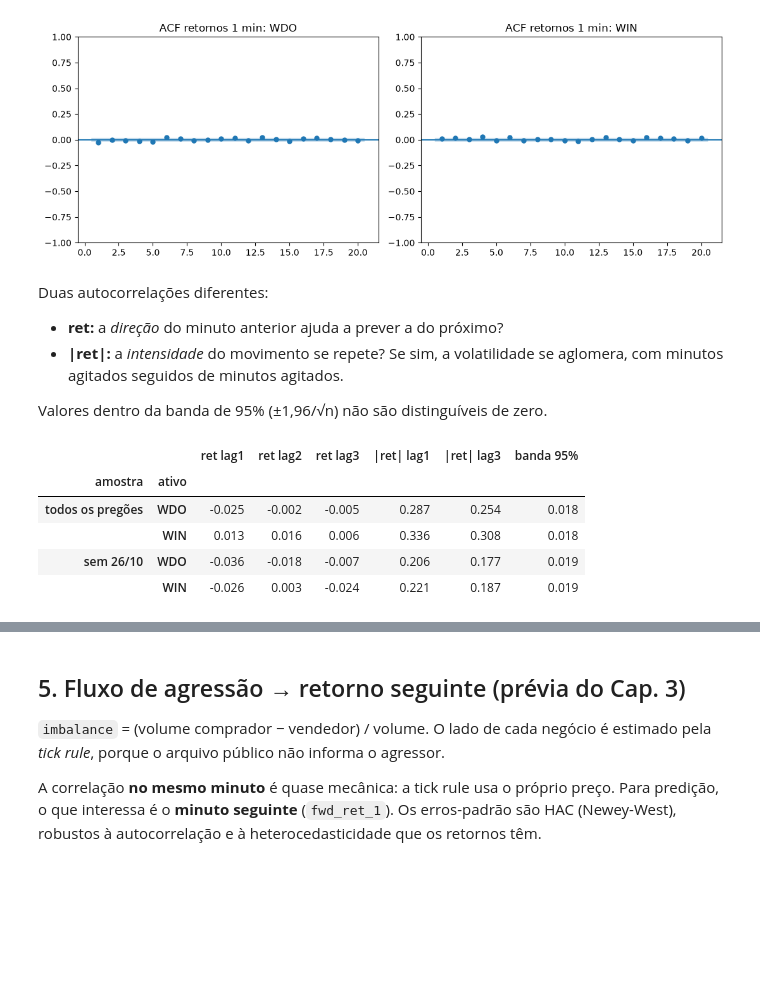
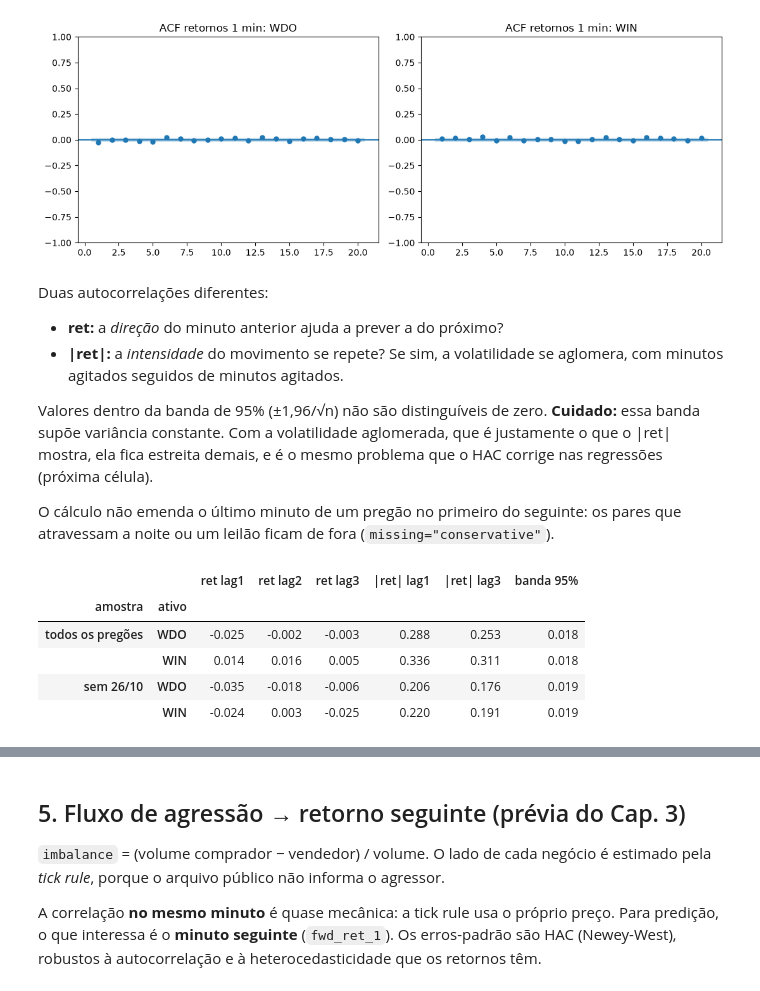
Before and after one commit to marcosemn/islp-b3-futures, a Jupyter notebook: notebooks/00_exploracao_wdo_win.ipynb, the cells around one changed output, grey strips where cells are left out. Drawn from its saved outputs; the diff is of its cells as text; code cells hidden in the pictures; blank space fills up the shorter version.

```diff
--- a/notebooks/00_exploracao_wdo_win.ipynb
+++ b/notebooks/00_exploracao_wdo_win.ipynb
@@ -182,7 +182,7 @@ Uma autocorrelação negativa no lag 1 costuma vir do *bid-ask bounce*: o preço
 # %%
 fig, axes = plt.subplots(1, 2)
 for ax, (root, b) in zip(axes, bars.items()):
-    plot_acf(b["ret"].dropna(), lags=20, ax=ax, title=f"ACF retornos 1 min: {root}", zero=False)
+    plot_acf(b["ret"], missing="conservative", lags=20, ax=ax, title=f"ACF retornos 1 min: {root}", zero=False)
 plt.tight_layout()
 # %% [output]
 [figure]
@@ -191,22 +191,24 @@ Duas autocorrelações diferentes:
 - **ret:** a *direção* do minuto anterior ajuda a prever a do próximo?
 - **|ret|:** a *intensidade* do movimento se repete? Se sim, a volatilidade se aglomera, com minutos agitados seguidos de minutos agitados.
 
-Valores dentro da banda de 95% (±1,96/√n) não são distinguíveis de zero.
+Valores dentro da banda de 95% (±1,96/√n) não são distinguíveis de zero. **Cuidado:** essa banda supõe variância constante. Com a volatilidade aglomerada, que é justamente o que o |ret| mostra, ela fica estreita demais, e é o mesmo problema que o HAC corrige nas regressões (próxima célula).
+
+O cálculo não emenda o último minuto de um pregão no primeiro do seguinte: os pares que atravessam a noite ou um leilão ficam de fora (`missing="conservative"`).
 # %%
 from statsmodels.tsa.stattools import acf
 
 rows = []
 for nome, conjunto in [("todos os pregões", bars), ("sem 26/10", sem_26)]:
     for root, b in conjunto.items():
-        r = b["ret"].dropna()
-        a, a_abs = acf(r, nlags=3), acf(r.abs(), nlags=3)
+        r = b["ret"]  # sem dropna: os NaN do início de cada trecho impedem emendar um pregão no outro
+        a, a_abs = acf(r, nlags=3, missing="conservative"), acf(r.abs(), nlags=3, missing="conservative")
         rows.append({"amostra": nome, "ativo": root, "ret lag1": a[1], "ret lag2": a[2], "ret lag3": a[3],
-                     "|ret| lag1": a_abs[1], "|ret| lag3": a_abs[3], "banda 95%": 1.96 / np.sqrt(len(r))})
+                     "|ret| lag1": a_abs[1], "|ret| lag3": a_abs[3], "banda 95%": 1.96 / np.sqrt(r.notna().sum())})
 pd.DataFrame(rows).set_index(["amostra", "ativo"]).round(3)
 # %% [output]
 |  |  | ret lag1 | ret lag2 | ret lag3 | |ret| lag1 | |ret| lag3 | banda 95% |
 | amostra | ativo |  |  |  |  |  |  |
-| todos os pregões | WDO | -0.025 | -0.002 | -0.005 | 0.287 | 0.254 | 0.018 |
-|  | WIN | 0.013 | 0.016 | 0.006 | 0.336 | 0.308 | 0.018 |
-| sem 26/10 | WDO | -0.036 | -0.018 | -0.007 | 0.206 | 0.177 | 0.019 |
-|  | WIN | -0.026 | 0.003 | -0.024 | 0.221 | 0.187 | 0.019 |
+| todos os pregões | WDO | -0.025 | -0.002 | -0.003 | 0.288 | 0.253 | 0.018 |
+|  | WIN | 0.014 | 0.016 | 0.005 | 0.336 | 0.311 | 0.018 |
+| sem 26/10 | WDO | -0.035 | -0.018 | -0.006 | 0.206 | 0.176 | 0.019 |
+|  | WIN | -0.024 | 0.003 | -0.025 | 0.220 | 0.191 | 0.019 |
```
Also changed, not shown: parts of 7 cells of this notebook, 6 other files.
